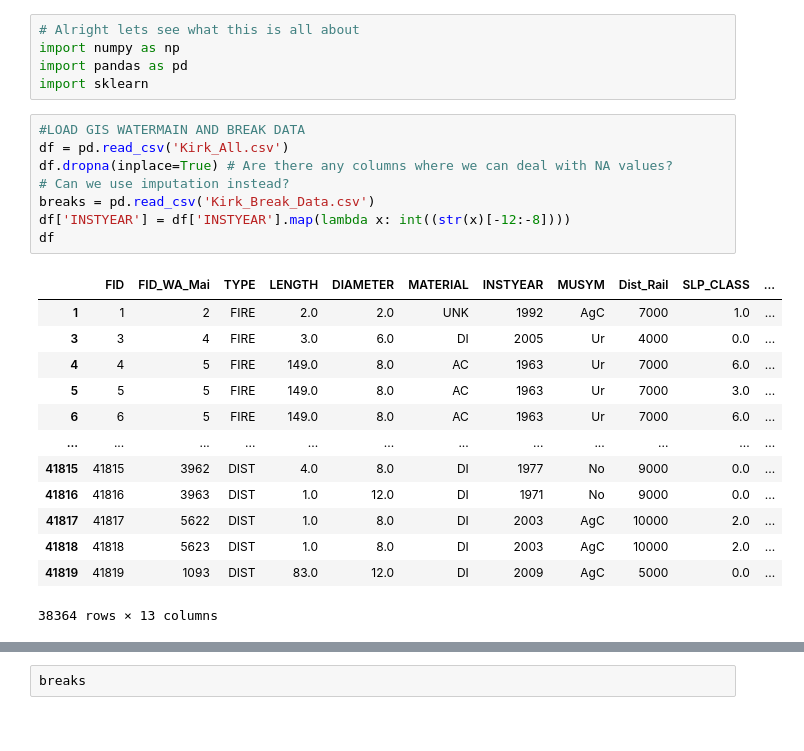
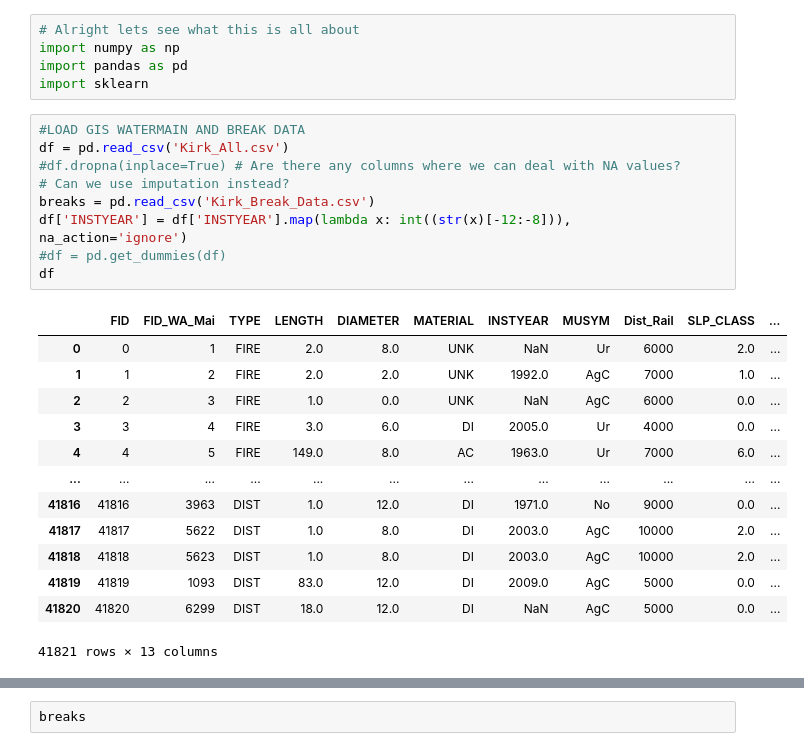
Before and after one commit to yennilee2/Water-Pipe-Project, a Jupyter notebook: first_notebook.ipynb, the cells around one changed output, grey strips where cells are left out. Cells and saved outputs as stored; diff of their text form.

```diff
--- a/first_notebook.ipynb
+++ b/first_notebook.ipynb
@@ -6,22 +6,23 @@ import sklearn
 # %%
 #LOAD GIS WATERMAIN AND BREAK DATA
 df = pd.read_csv('Kirk_All.csv')
-df.dropna(inplace=True) # Are there any columns where we can deal with NA values?
+#df.dropna(inplace=True) # Are there any columns where we can deal with NA values?
 # Can we use imputation instead?
 breaks = pd.read_csv('Kirk_Break_Data.csv')
-df['INSTYEAR'] = df['INSTYEAR'].map(lambda x: int((str(x)[-12:-8])))
+df['INSTYEAR'] = df['INSTYEAR'].map(lambda x: int((str(x)[-12:-8])), na_action='ignore')
+#df = pd.get_dummies(df)
 df
 # %% [output]
 |  | FID | FID_WA_Mai | TYPE | LENGTH | DIAMETER | MATERIAL | INSTYEAR | MUSYM | Dist_Rail | SLP_CLASS | ... |
-| 1 | 1 | 2 | FIRE | 2.0 | 2.0 | UNK | 1992 | AgC | 7000 | 1.0 | ... |
-| 3 | 3 | 4 | FIRE | 3.0 | 6.0 | DI | 2005 | Ur | 4000 | 0.0 | ... |
-| 4 | 4 | 5 | FIRE | 149.0 | 8.0 | AC | 1963 | Ur | 7000 | 6.0 | ... |
-| 5 | 5 | 5 | FIRE | 149.0 | 8.0 | AC | 1963 | Ur | 7000 | 3.0 | ... |
-| 6 | 6 | 5 | FIRE | 149.0 | 8.0 | AC | 1963 | Ur | 7000 | 6.0 | ... |
+| 0 | 0 | 1 | FIRE | 2.0 | 8.0 | UNK | NaN | Ur | 6000 | 2.0 | ... |
+| 1 | 1 | 2 | FIRE | 2.0 | 2.0 | UNK | 1992.0 | AgC | 7000 | 1.0 | ... |
+| 2 | 2 | 3 | FIRE | 1.0 | 0.0 | UNK | NaN | AgC | 6000 | 0.0 | ... |
+| 3 | 3 | 4 | FIRE | 3.0 | 6.0 | DI | 2005.0 | Ur | 4000 | 0.0 | ... |
+| 4 | 4 | 5 | FIRE | 149.0 | 8.0 | AC | 1963.0 | Ur | 7000 | 6.0 | ... |
 | ... | ... | ... | ... | ... | ... | ... | ... | ... | ... | ... | ... |
-| 41815 | 41815 | 3962 | DIST | 4.0 | 8.0 | DI | 1977 | No | 9000 | 0.0 | ... |
-| 41816 | 41816 | 3963 | DIST | 1.0 | 12.0 | DI | 1971 | No | 9000 | 0.0 | ... |
-| 41817 | 41817 | 5622 | DIST | 1.0 | 8.0 | DI | 2003 | AgC | 10000 | 2.0 | ... |
-| 41818 | 41818 | 5623 | DIST | 1.0 | 8.0 | DI | 2003 | AgC | 10000 | 2.0 | ... |
-| 41819 | 41819 | 1093 | DIST | 83.0 | 12.0 | DI | 2009 | AgC | 5000 | 0.0 | ... |
+| 41816 | 41816 | 3963 | DIST | 1.0 | 12.0 | DI | 1971.0 | No | 9000 | 0.0 | ... |
+| 41817 | 41817 | 5622 | DIST | 1.0 | 8.0 | DI | 2003.0 | AgC | 10000 | 2.0 | ... |
+| 41818 | 41818 | 5623 | DIST | 1.0 | 8.0 | DI | 2003.0 | AgC | 10000 | 2.0 | ... |
+| 41819 | 41819 | 1093 | DIST | 83.0 | 12.0 | DI | 2009.0 | AgC | 5000 | 0.0 | ... |
+| 41820 | 41820 | 6299 | DIST | 18.0 | 12.0 | DI | NaN | AgC | 5000 | 0.0 | ... |
-38364 rows × 13 columns
+41821 rows × 13 columns
```
Also changed, not shown: parts of 4 cells of this notebook.
